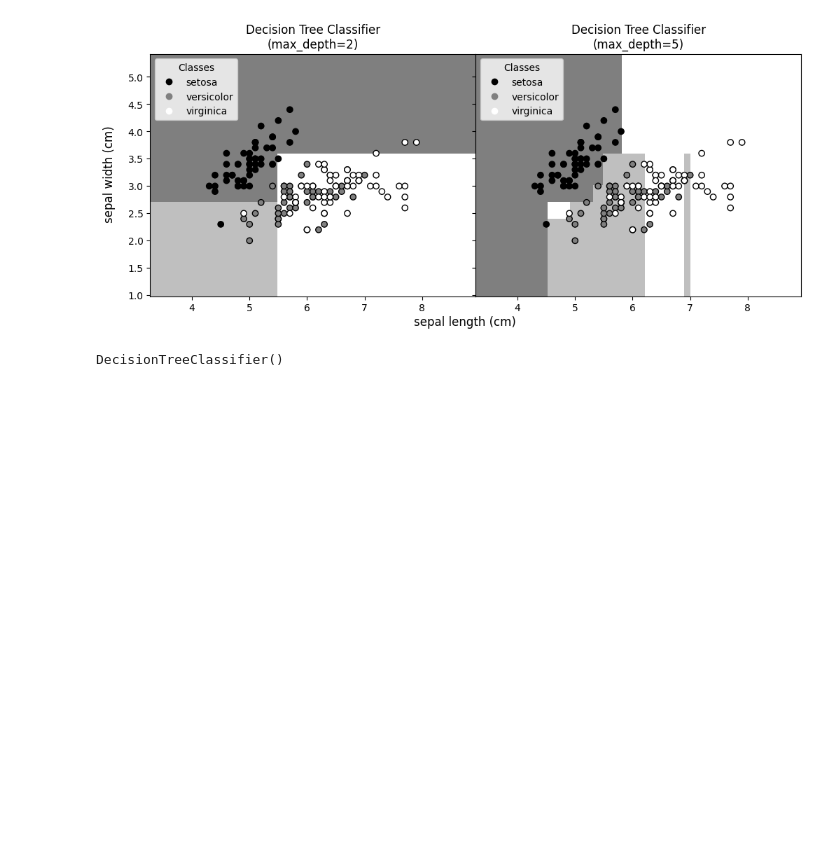
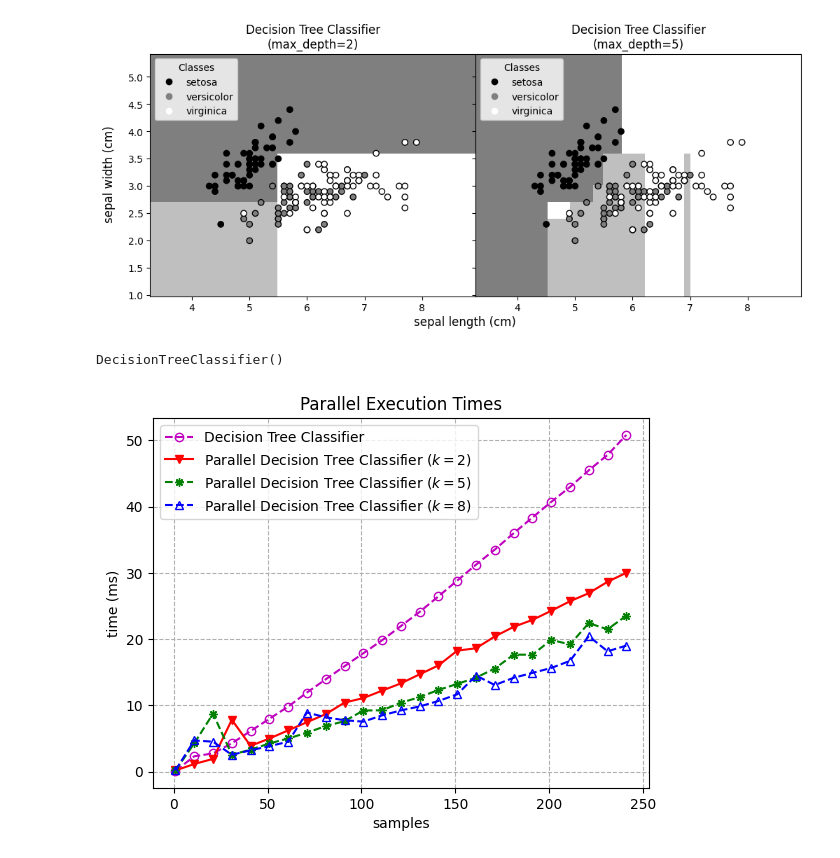
Before and after one commit to ben-my-to/mpitree, a Jupyter notebook: mpitree_test.ipynb, the cells around one changed output. Drawn from its saved outputs; the diff is of its cells as text; code cells hidden in the pictures; blank space fills up the shorter version.

Commit message:
added parallel exec times plot to notebook

```diff
--- a/mpitree_test.ipynb
+++ b/mpitree_test.ipynb
@@ -49,3 +49,48 @@ plt.show()
 DecisionTreeClassifier().fit(X, y)
 # %% [output]
 DecisionTreeClassifier()
+# %%
+import numpy as np
+import time
+
+def gen_uniform_points():
+    x_coor = range(1, 250, 10)
+    y_coor = []
+
+    for x in x_coor:
+        X = np.array([[i] for i in range(x)])
+        y = np.arange(len(X))
+
+        start = time.time()
+        DecisionTreeClassifier().fit(X, y)
+        end = time.time()
+
+        y_coor.append((end - start) * 1000)
+
+    return x_coor, y_coor
+# %%
+fig = plt.figure()
+ax = fig.add_subplot()
+
+x_coor, y_coor = gen_uniform_points()
+
+ax.plot(x_coor, y_coor, c='m', marker="o", ls='--', label='Decision Tree Classifier', fillstyle='none')
+
+k_2 = [0.17, 1.15, 1.92, 7.83, 3.89, 4.99, 6.23, 7.46, 8.68, 10.42, 11.1, 12.22, 13.32, 14.69, 16.03, 18.26, 18.62, 20.41, 21.85, 22.9, 24.27, 25.72, 26.93, 28.66, 30.01]
+ax.plot(x_coor, k_2, c='r', marker="v", ls='-', label='Parallel Decision Tree Classifier ($k=2$)')
+
+k_5 = [0.17, 4.26, 8.75, 2.56, 3.31, 4.25, 5.0, 5.87, 6.88, 7.61, 9.22, 9.26, 10.4, 11.24, 12.33, 13.23, 14.19, 15.56, 17.65, 17.65, 19.88, 19.2, 22.41, 21.48, 23.54]
+ax.plot(x_coor, k_5, c='g', marker=(8,2,0), ls='--', label='Parallel Decision Tree Classifier ($k=5$)')
+
+k_8 = [0.19, 4.7, 4.52, 2.54, 3.22, 3.84, 4.51, 8.92, 8.19, 7.76, 7.54, 8.49, 9.24, 9.84, 10.66, 11.67, 14.5, 13.07, 14.16, 14.9, 15.64, 16.72, 20.45, 18.16, 19.02]
+ax.plot(x_coor, k_8, c='b', marker="^", ls='--', label='Parallel Decision Tree Classifier ($k=8$)', fillstyle='none')
+
+ax.set_xlabel("samples")
+ax.set_ylabel("time (ms)")
+
+plt.title('Parallel Execution Times')
+plt.grid(True, linestyle='--')
+plt.legend(loc=2)
+plt.show()
+# %% [output]
+[figure, added]
```
Also changed, not shown: 1 other file.
